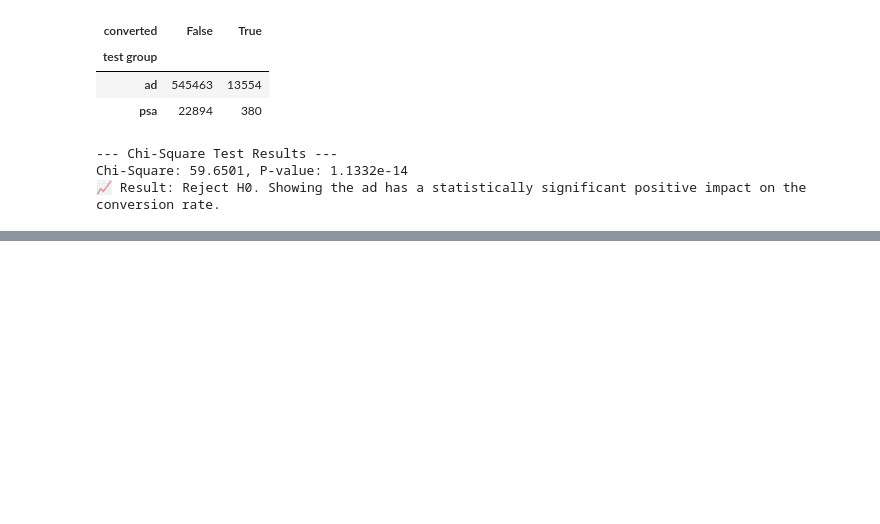
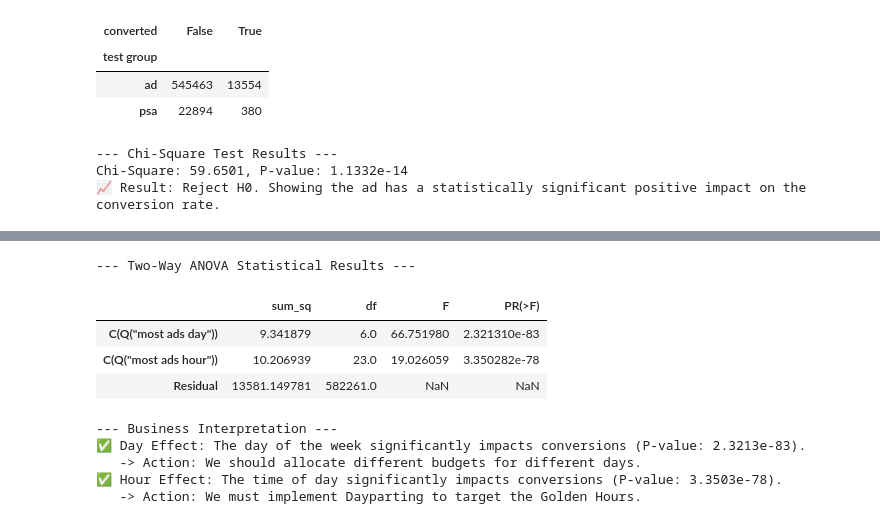
Before and after one commit to chitnapak/Marketing-A-B-Testing, a Jupyter notebook: a-b-testing.ipynb, the cells around one changed output, grey strips where cells are left out. Cells and saved outputs as stored; diff of their text form; code cells hidden in the pictures; blank space fills up the shorter version.

Commit message:
Kaggle Notebook | A/B Testing | add ANOVA and edit

```diff
--- a/a-b-testing.ipynb
+++ b/a-b-testing.ipynb
@@ -267,0 +313,52 @@ Based on the data-driven insights, the marketing team should confidently continu
+# %%
+# =========================================================
+# Step 4.4: Time-Based Optimization (ANOVA & Heatmap)
+# =========================================================
+import statsmodels.api as sm
+from statsmodels.formula.api import ols
+
+# ---------------------------------------------------------
+# 1. Data Preparation & Two-Way ANOVA
+# ---------------------------------------------------------
+# Standardize day names and set chronological order
+days_order = ['Monday', 'Tuesday', 'Wednesday', 'Thursday', 'Friday', 'Saturday', 'Sunday']
+df_clean['most ads day'] = df_clean['most ads day'].str.capitalize()
+df_clean['most ads day'] = pd.Categorical(df_clean['most ads day'], categories=days_order, ordered=True)
+
+# Fit Two-Way ANOVA Model (Main effects of Day and Hour)
+anova_formula = 'converted_int ~ C(Q("most ads day")) + C(Q("most ads hour"))'
+model_anova = ols(anova_formula, data=df_clean).fit()
+anova_table = sm.stats.anova_lm(model_anova, typ=2)
+
+print("--- Two-Way ANOVA Statistical Results ---")
+display(anova_table)
+
+# Automated Insight Generation
+p_day = anova_table.loc['C(Q("most ads day"))', 'PR(>F)']
+p_hour = anova_table.loc['C(Q("most ads hour"))', 'PR(>F)']
+
+print("\n--- Business Interpretation ---")
+if p_day < 0.05:
+    print(f"✅ Day Effect: The day of the week significantly impacts conversions (P-value: {p_day:.4e}).")
+    print("   -> Action: We should allocate different budgets for different days.")
+else:
+    print(f"❌ Day Effect: The day of the week does NOT significantly impact conversions (P-value: {p_day:.4e}).")
+    print("   -> Action: Conversion is stable across the week. A daily flat-budget strategy is acceptable.")
+
+if p_hour < 0.05:
+    print(f"✅ Hour Effect: The time of day significantly impacts conversions (P-value: {p_hour:.4e}).")
+    print("   -> Action: We must implement Dayparting to target the Golden Hours.")
+else:
+    print(f"❌ Hour Effect: The time of day does NOT significantly impact conversions (P-value: {p_hour:.4e}).")
+    print("   -> Action: Conversion is steady throughout the day. No need for complex hourly bid adjustments.")
+# %% [output]
+--- Two-Way ANOVA Statistical Results ---
+|  | sum_sq | df | F | PR(>F) |
+| C(Q("most ads day")) | 9.341879 | 6.0 | 66.751980 | 2.321310e-83 |
+| C(Q("most ads hour")) | 10.206939 | 23.0 | 19.026059 | 3.350282e-78 |
+| Residual | 13581.149781 | 582261.0 | NaN | NaN |
+--- Business Interpretation ---
+✅ Day Effect: The day of the week significantly impacts conversions (P-value: 2.3213e-83).
+   -> Action: We should allocate different budgets for different days.
+✅ Hour Effect: The time of day significantly impacts conversions (P-value: 3.3503e-78).
+   -> Action: We must implement Dayparting to target the Golden Hours.
```
Also changed, not shown: parts of 9 cells of this notebook.
